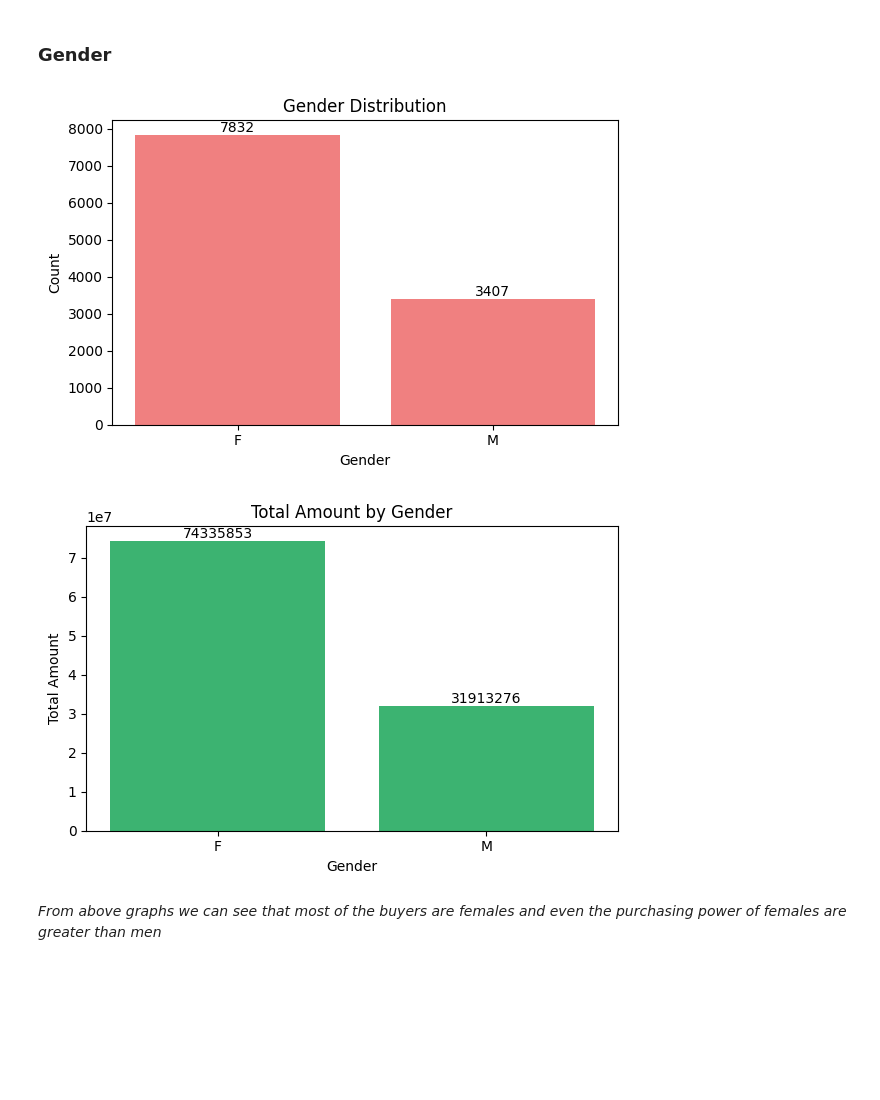
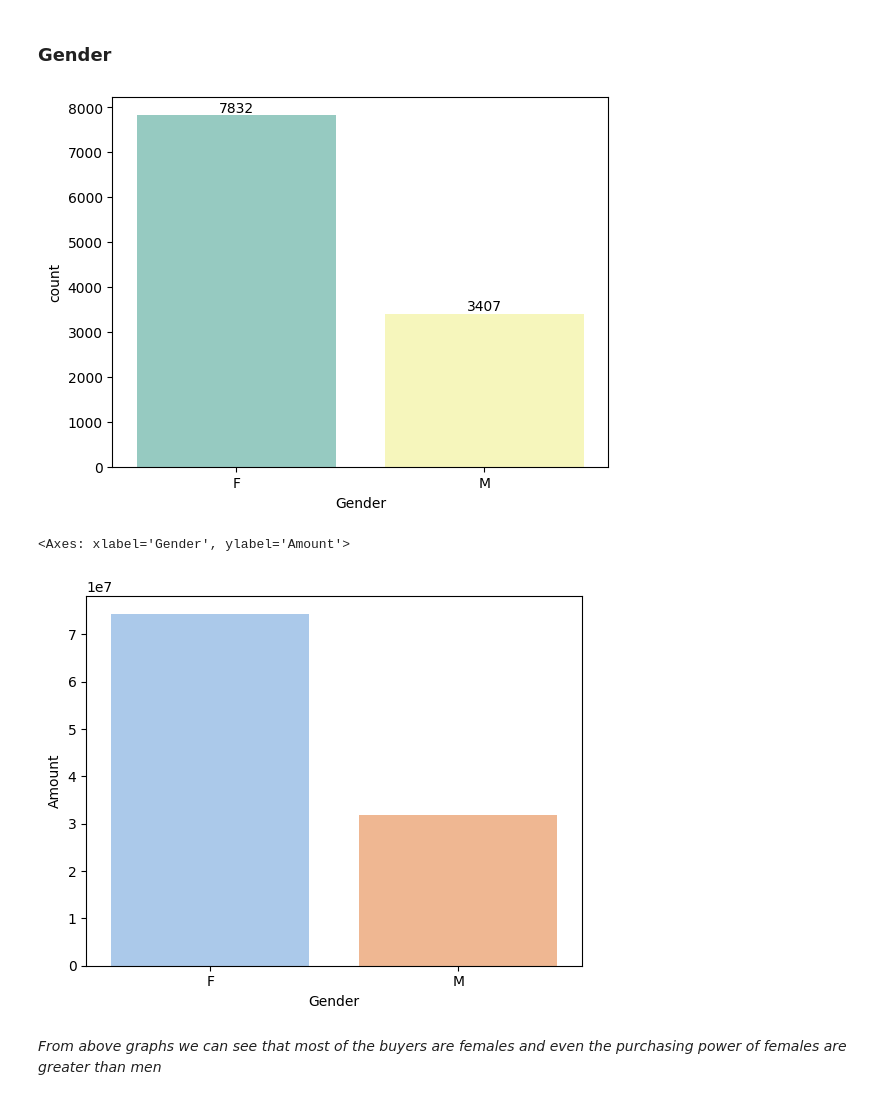
Before and after one commit to gurleenkaur0703/Exploratory-Data-Analysis, a Jupyter notebook: Christmas sales data analysis.ipynb, the cells around one changed output. Saved outputs shown, nothing was run; the diff lists cells and outputs as text; code cells hidden in the pictures; blank space fills up the shorter version.

```diff
--- a/Christmas sales data analysis.ipynb
+++ b/Christmas sales data analysis.ipynb
@@ -8,7 +8,7 @@ import matplotlib.pyplot as plt # visualizing data
 import seaborn as sns
 # %%
 # import csv file
-df = pd.read_csv(r'C:\Users\kaurg\Downloads\Exploratory-Data-Analysis\Christmas sales data analysis.csv', encoding= 'unicode_escape')
+df = pd.read_csv(r'C:\Users\kaurg\OneDrive\Desktop\desktop folder\Exploratory-Data-Analysis\Christmas sales data analysis.csv', encoding= 'unicode_escape')
 # %%
 df.shape
 # %% [output]
@@ -128,53 +128,25 @@ df[['Age', 'Orders', 'Amount']].describe()
 # %% [markdown]
 ### Gender
 # %%
+
 # plotting a bar chart for Gender and it's count
 
-# Prepare data
-gender_counts = df['Gender'].value_counts()
+ax = sns.countplot(x = 'Gender',data = df, hue = 'Gender', palette = 'Set3')
 
-# Plot
-plt.figure(figsize=(6, 4))
-bars = plt.bar(gender_counts.index, gender_counts.values, color='lightcoral')
-
-# Add labels on top of bars
-for bar in bars:
-    height = bar.get_height()
-    plt.text(bar.get_x() + bar.get_width()/2, height, str(height),
-             ha='center', va='bottom', fontsize=10)
-
-# Labels and title
-plt.xlabel('Gender')
-plt.ylabel('Count')
-plt.title("Gender Distribution")
-plt.tight_layout()
-plt.show()
+for bars in ax.containers:
+    ax.bar_label(bars)
 # %% [output]
-[figure, old version]
+[figure, new version]
 # %%
+
 # plotting a bar chart for gender vs total amount
 
-# Group data
 sales_gen = df.groupby(['Gender'], as_index=False)['Amount'].sum().sort_values(by='Amount', ascending=False)
 
-# Plot
-plt.figure(figsize=(6, 4))
-bars = plt.bar(sales_gen['Gender'], sales_gen['Amount'], color='mediumseagreen')
-
-# Add labels on top of bars
-for bar in bars:
-    height = bar.get_height()
-    plt.text(bar.get_x() + bar.get_width()/2, height, f'{height:.0f}',
-             ha='center', va='bottom', fontsize=10)
-
-# Add labels and title
-plt.xlabel('Gender')
-plt.ylabel('Total Amount')
-plt.title('Total Amount by Gender')
-plt.tight_layout()
-plt.show()
+sns.barplot(x = 'Gender',y= 'Amount' ,data = sales_gen, hue = 'Gender', palette = 'pastel')
 # %% [output]
+<Axes: xlabel='Gender', ylabel='Amount'>
-[figure, old version]
+[figure, new version]
 # %% [markdown]
 *From above graphs we can see that most of the buyers are females and even the purchasing power of females are greater than men*
 # %% [markdown]
```
Also changed, not shown: parts of 12 cells of this notebook, 2 other files.
